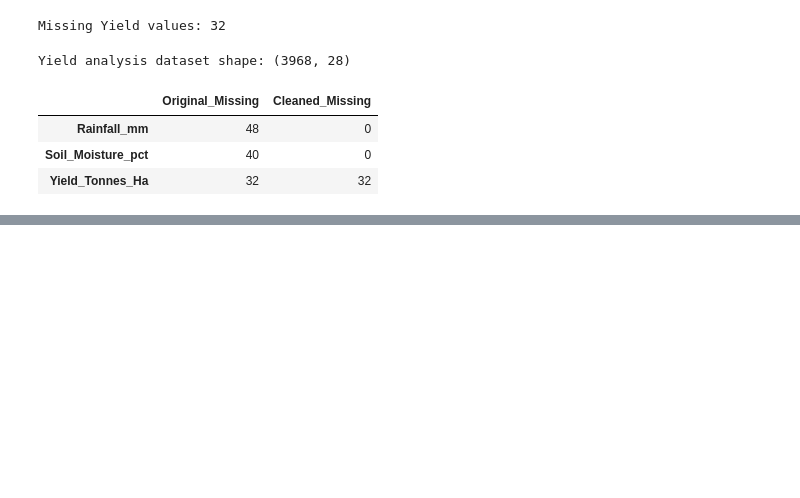
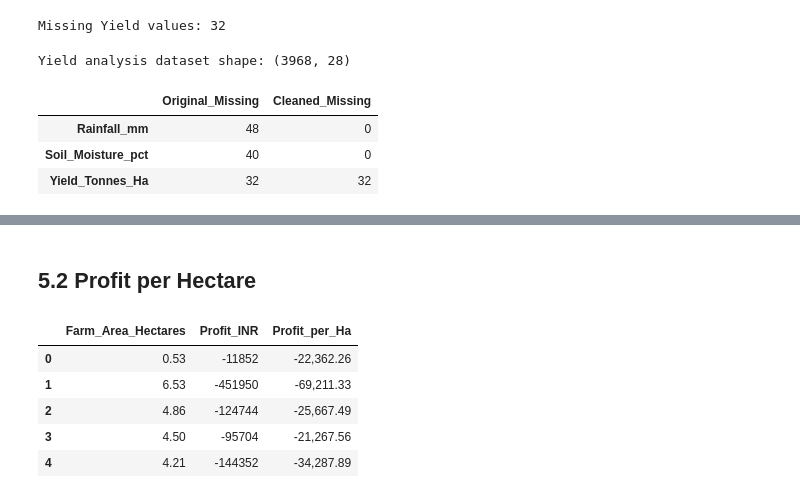
Before and after one commit to TharunPranav2007/Seasonal-Agriculture-Performance-Analysis, a Jupyter notebook: notebooks/seasonal_agriculture_analysis.ipynb, the cells around one changed output, grey strips where cells are left out. Drawn from its saved outputs; the diff is of its cells as text; code cells hidden in the pictures; blank space fills up the shorter version.

```diff
--- a/notebooks/seasonal_agriculture_analysis.ipynb
+++ b/notebooks/seasonal_agriculture_analysis.ipynb
@@ -566,0 +594,19 @@ cleaning_summary
+# %% [markdown]
+## 5.2 Profit per Hectare
+# %%
+# Calculate profit generated per hectare
+
+df_clean["Profit_per_Ha"] = (
+    df_clean["Profit_INR"] / df_clean["Farm_Area_Hectares"]
+)
+
+df_clean[
+    ["Farm_Area_Hectares", "Profit_INR", "Profit_per_Ha"]
+].head()
+# %% [output]
+|  | Farm_Area_Hectares | Profit_INR | Profit_per_Ha |
+| 0 | 0.53 | -11852 | -22,362.26 |
+| 1 | 6.53 | -451950 | -69,211.33 |
+| 2 | 4.86 | -124744 | -25,667.49 |
+| 3 | 4.50 | -95704 | -21,267.56 |
+| 4 | 4.21 | -144352 | -34,287.89 |
```
Also changed, not shown: parts of 18 cells of this notebook.
